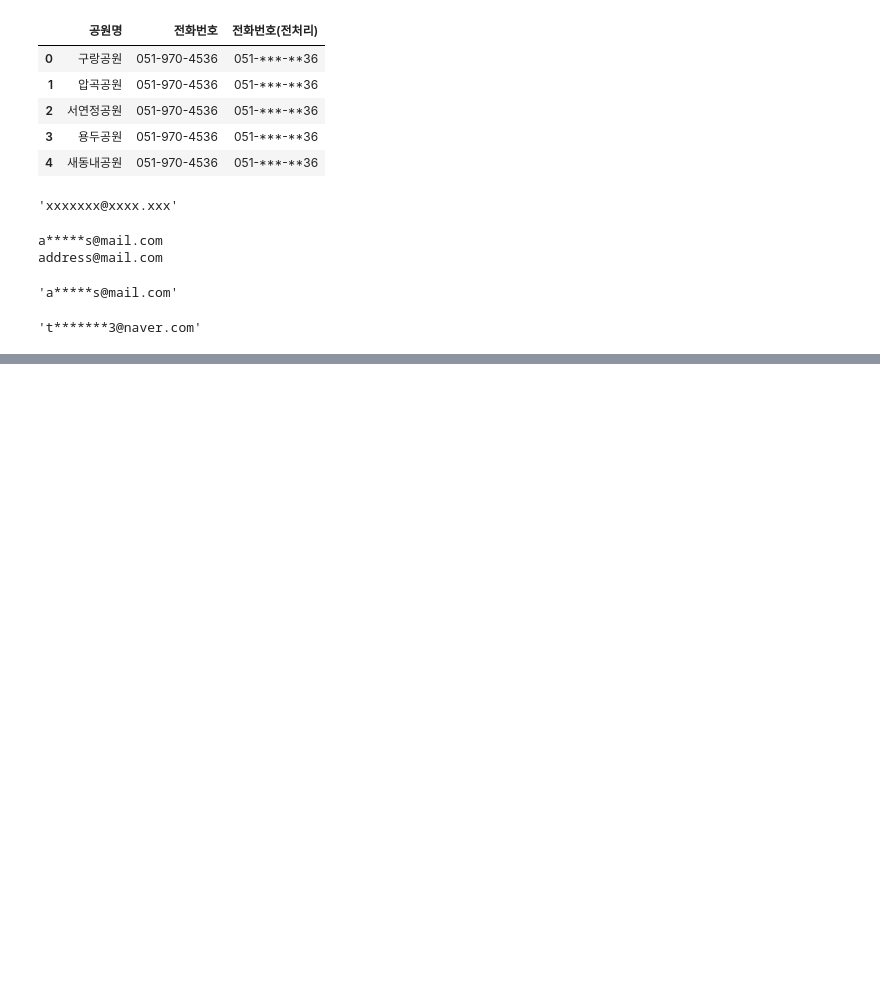
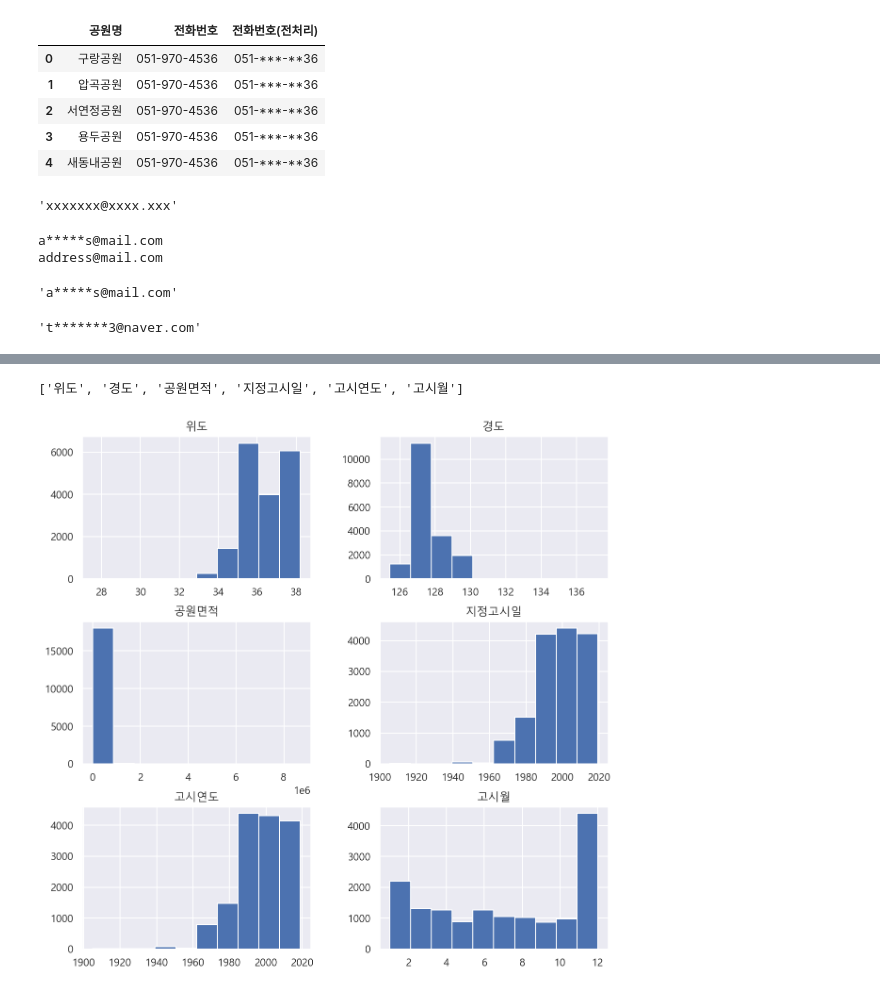
Before and after one commit to hdonghun/Python_analysis-visualization, a Jupyter notebook: 전국 도시공원 데이터로 다양한 전처리 해보기.ipynb, the cells around one changed output, grey strips where cells are left out. Saved outputs shown, nothing was run; the diff lists cells and outputs as text; code cells hidden in the pictures; blank space fills up the shorter version.

```diff
--- a/전국 도시공원 데이터로 다양한 전처리 해보기.ipynb
+++ b/전국 도시공원 데이터로 다양한 전처리 해보기.ipynb
@@ -710,8 +725,16 @@ mask_email("toyou4203@naver.com")
 #수치형 변수 요약
 #수치형 변수 구하기
 #var_numbers 변수에 담습니다.
+var_numbers = data_types[data_types != "object"]
+var_numbers = var_numbers.index.tolist()
+var_numbers
+# %% [output]
+['위도', '경도', '공원면적', '지정고시일', '고시연도', '고시월']
 # %%
 #히스토그램을 그리면 수치형 변수 에 대한 분포를 확인할 수 있습니다.
 #빈도수 분포 => 도수 분포표를 시각화 합니다.
+h = df.hist(figsize=(10,10))
+# %% [output]
+[figure, added]
 # %%
 # describe를 통해 요약합니다.
```
Also changed, not shown: parts of 14 cells of this notebook.
